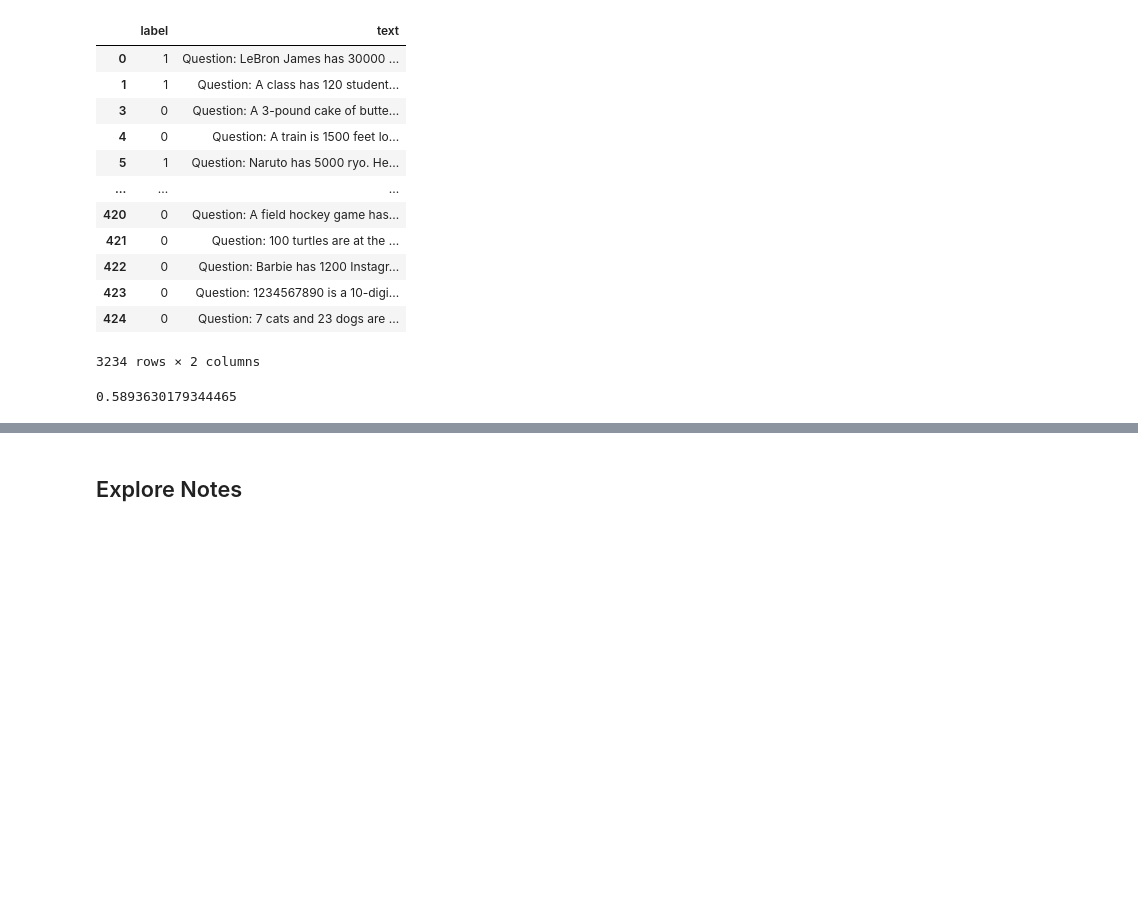
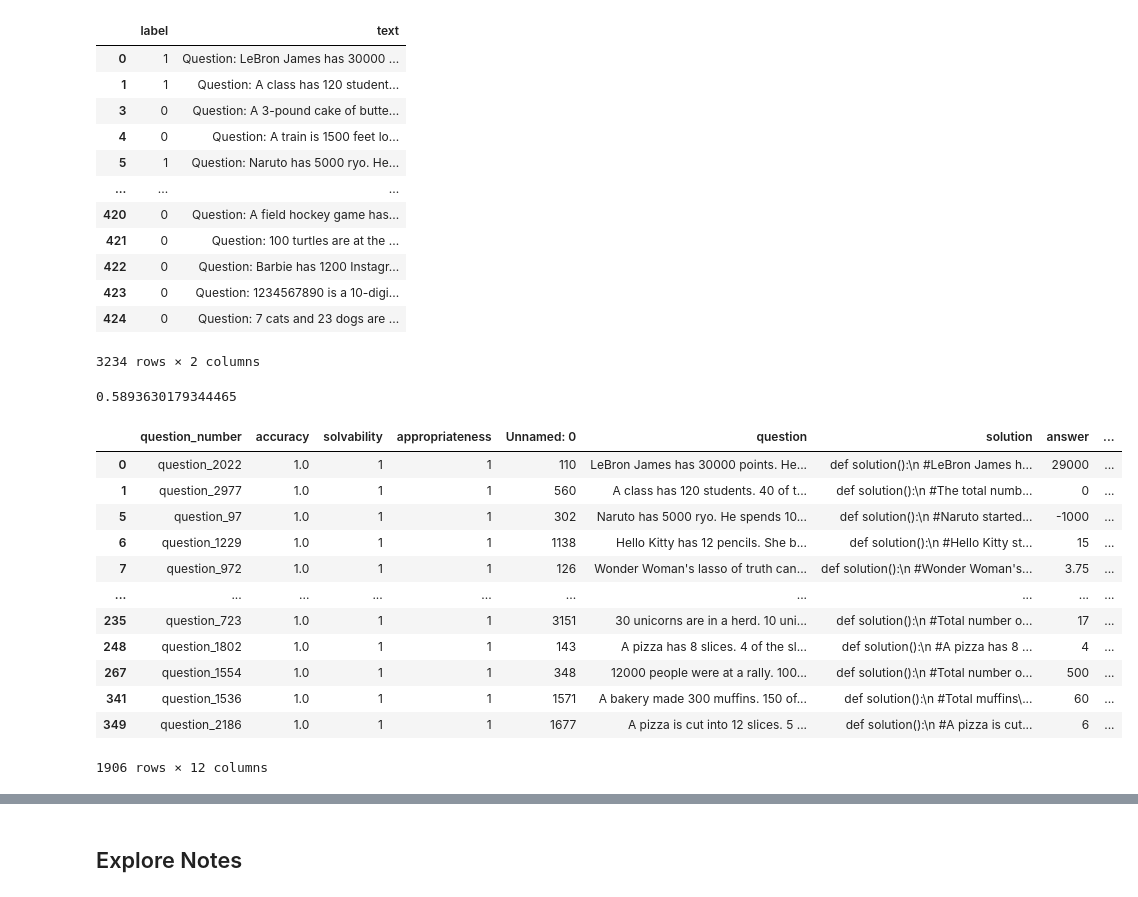
Before and after one commit to bryanchrist/llama2-70b, a Jupyter notebook: Parse_Zooniverse_Export.ipynb, the cells around one changed output, grey strips where cells are left out. Cells and saved outputs as stored; diff of their text form; code cells hidden in the pictures; blank space fills up the shorter version.

```diff
--- a/Parse_Zooniverse_Export.ipynb
+++ b/Parse_Zooniverse_Export.ipynb
@@ -501,3 +501,19 @@ good
 good['label'].mean()
 # %% [output]
 0.5893630179344465
+# %%
+merged
+# %% [output]
+|  | question_number | accuracy | solvability | appropriateness | Unnamed: 0 | question | solution | answer | ... |
+| 0 | question_2022 | 1.0 | 1 | 1 | 110 | LeBron James has 30000 points. He... | def solution():\n #LeBron James h... | 29000 | ... |
+| 1 | question_2977 | 1.0 | 1 | 1 | 560 | A class has 120 students. 40 of t... | def solution():\n #The total numb... | 0 | ... |
+| 5 | question_97 | 1.0 | 1 | 1 | 302 | Naruto has 5000 ryo. He spends 10... | def solution():\n #Naruto started... | -1000 | ... |
+| 6 | question_1229 | 1.0 | 1 | 1 | 1138 | Hello Kitty has 12 pencils. She b... | def solution():\n #Hello Kitty st... | 15 | ... |
+| 7 | question_972 | 1.0 | 1 | 1 | 126 | Wonder Woman's lasso of truth can... | def solution():\n #Wonder Woman's... | 3.75 | ... |
+| ... | ... | ... | ... | ... | ... | ... | ... | ... | ... |
+| 235 | question_723 | 1.0 | 1 | 1 | 3151 | 30 unicorns are in a herd. 10 uni... | def solution():\n #Total number o... | 17 | ... |
+| 248 | question_1802 | 1.0 | 1 | 1 | 143 | A pizza has 8 slices. 4 of the sl... | def solution():\n #A pizza has 8 ... | 4 | ... |
+| 267 | question_1554 | 1.0 | 1 | 1 | 348 | 12000 people were at a rally. 100... | def solution():\n #Total number o... | 500 | ... |
+| 341 | question_1536 | 1.0 | 1 | 1 | 1571 | A bakery made 300 muffins. 150 of... | def solution():\n #Total muffins\... | 60 | ... |
+| 349 | question_2186 | 1.0 | 1 | 1 | 1677 | A pizza is cut into 12 slices. 5 ... | def solution():\n #A pizza is cut... | 6 | ... |
+1906 rows × 12 columns
```
Also changed, not shown: parts of 5 cells of this notebook, 1 other file.
